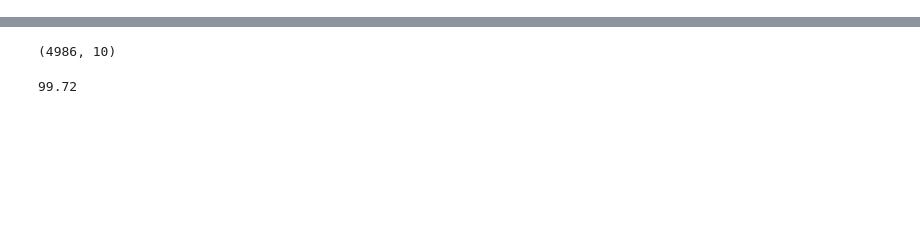
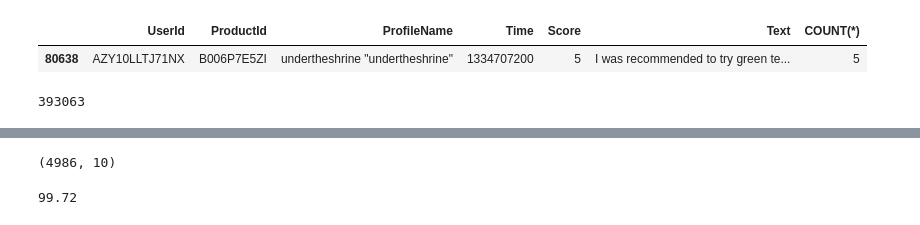
Before and after one commit to manoj-goli/ML_python_rep2-Amazon-review--Text-analysis-NLP, a Jupyter notebook: AMAZON_FOOD_REVIEW text analysis with python and ML concepts.ipynb, the cells around one changed output, grey strips where cells are left out. Drawn from its saved outputs; the diff is of its cells as text; code cells hidden in the pictures; blank space fills up the shorter version.

Commit message:
working on text preprocessing 2nd Update

```diff
--- a/AMAZON_FOOD_REVIEW text analysis with python and ML concepts.ipynb
+++ b/AMAZON_FOOD_REVIEW text analysis with python and ML concepts.ipynb
@@ -106,0 +138,9 @@ display.head()
+# %%
+display[display['UserId']=='AZY10LLTJ71NX']
+# %% [output]
+|  | UserId | ProductId | ProfileName | Time | Score | Text | COUNT(*) |
+| 80638 | AZY10LLTJ71NX | B006P7E5ZI | undertheshrine "undertheshrine" | 1334707200 | 5 | I was recommended to try green te... | 5 |
+# %%
+display['COUNT(*)'].sum()
+# %% [output]
+393063
```
Also changed, not shown: parts of 46 cells of this notebook.
